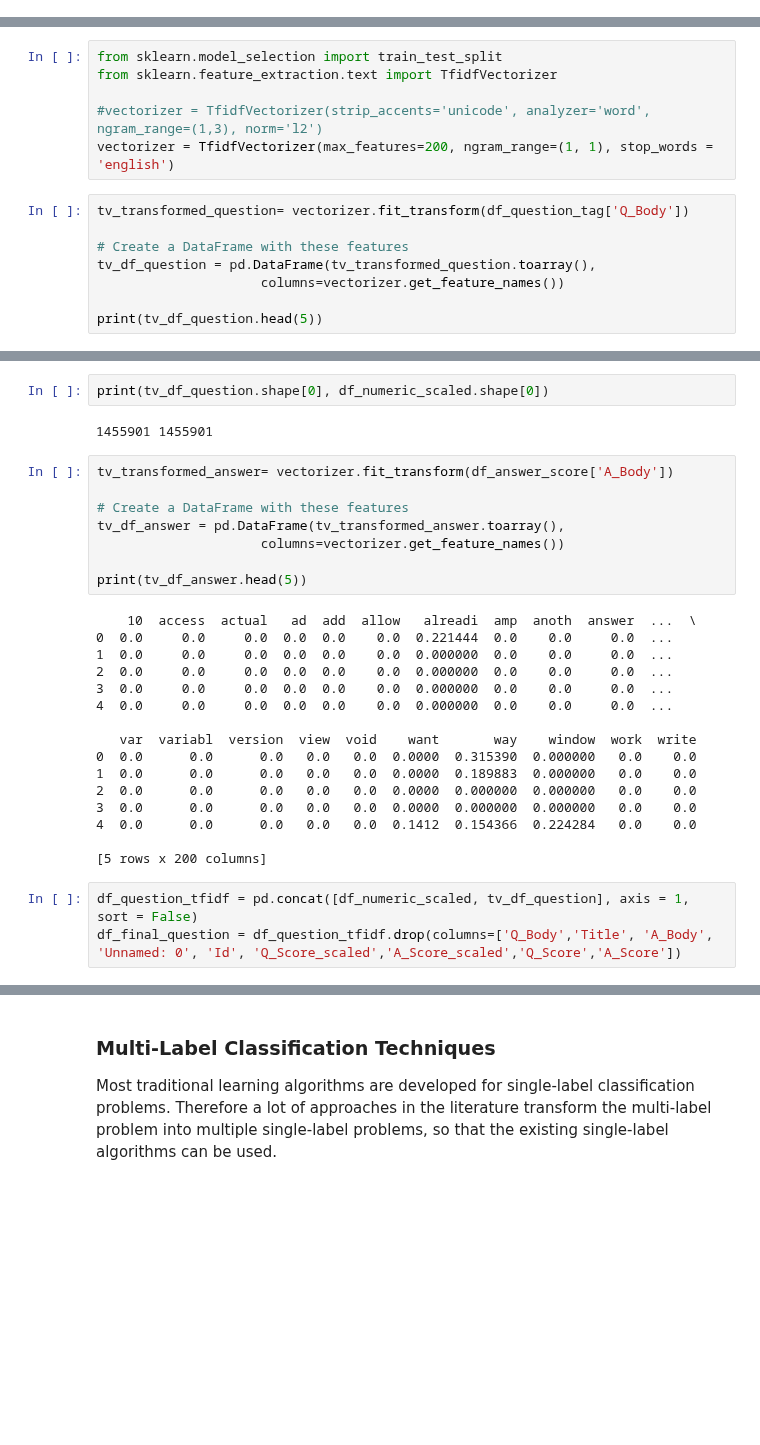
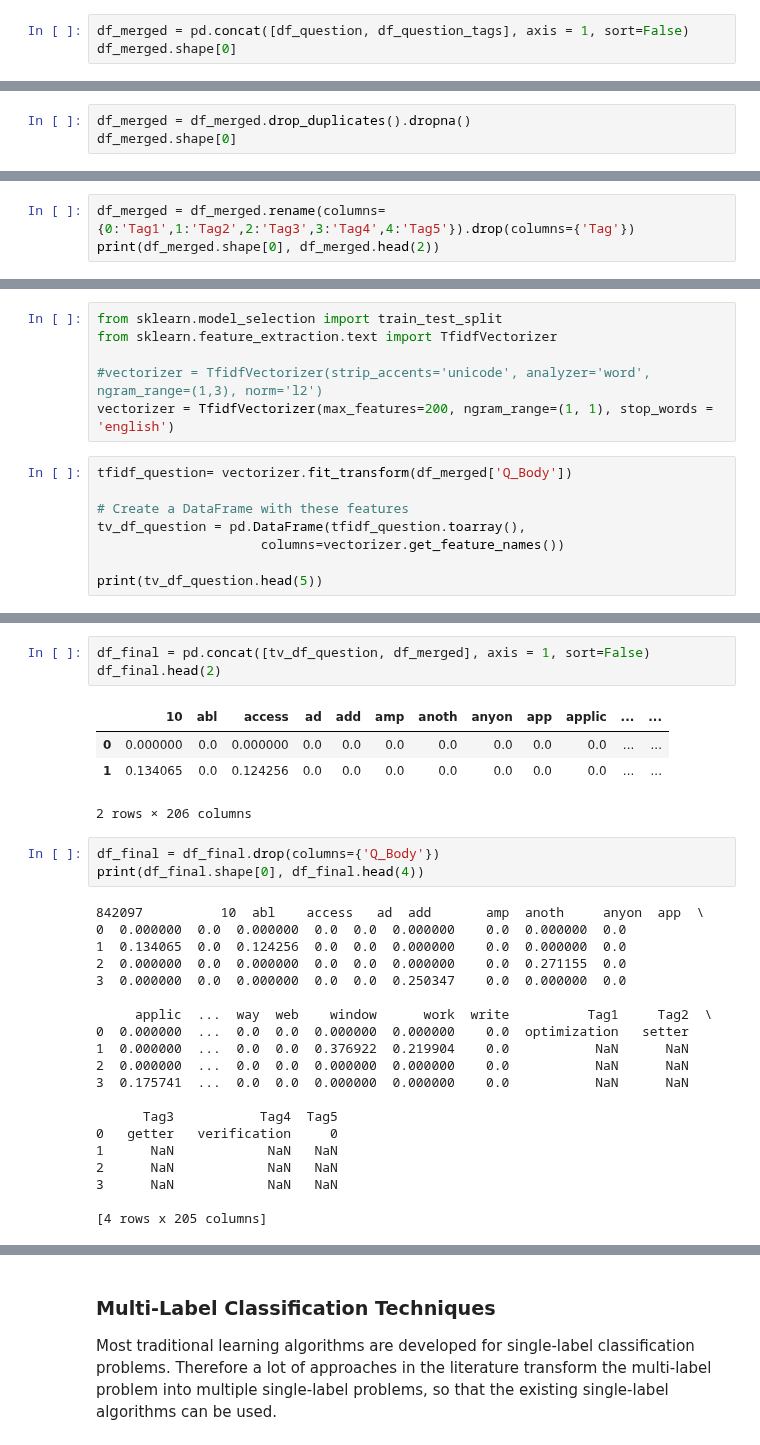
Before and after one commit to shalin4788/Springboard-DS-Track, a Jupyter notebook: Capstone Three_StackOverflow/notebooks/Pre-processing and Training Data Development.ipynb, the cells around one changed output, grey strips where cells are left out. Drawn from its saved outputs; the diff is of its cells as text; blank space fills up the shorter version.

```diff
--- a/Capstone Three_StackOverflow/notebooks/Pre-processing and Training Data Development.ipynb
+++ b/Capstone Three_StackOverflow/notebooks/Pre-processing and Training Data Development.ipynb
@@ -213,0 +252,3 @@ print(df_question_tag.head(2), df_answer_score.head(2))
+# %%
+df_merged = pd.concat([df_question, df_question_tags], axis = 1, sort=False)
+df_merged.shape[0]
@@ -213,0 +257,3 @@ print(df_question_tag.head(2), df_answer_score.head(2))
+# %%
+df_merged = df_merged.drop_duplicates().dropna()
+df_merged.shape[0]
@@ -213,0 +262,3 @@ print(df_question_tag.head(2), df_answer_score.head(2))
+# %%
+df_merged = df_merged.rename(columns={0:'Tag1',1:'Tag2',2:'Tag3',3:'Tag4',4:'Tag5'}).drop(columns={'Tag'})
+print(df_merged.shape[0], df_merged.head(2))
@@ -233,10 +288,10 @@ from sklearn.feature_extraction.text import TfidfVectorizer
 #vectorizer = TfidfVectorizer(strip_accents='unicode', analyzer='word', ngram_range=(1,3), norm='l2')
 vectorizer = TfidfVectorizer(max_features=200, ngram_range=(1, 1), stop_words = 'english')
 # %%
-tv_transformed_question= vectorizer.fit_transform(df_question_tag['Q_Body'])
+tfidf_question= vectorizer.fit_transform(df_merged['Q_Body'])
 
 # Create a DataFrame with these features
-tv_df_question = pd.DataFrame(tv_transformed_question.toarray(),
+tv_df_question = pd.DataFrame(tfidf_question.toarray(),
                      columns=vectorizer.get_feature_names())
 
 print(tv_df_question.head(5))
@@ -270,33 +327,33 @@ think      0.320592
 Name: 0, dtype: float64
-# %%
-print(tv_df_question.shape[0], df_numeric_scaled.shape[0])
-# %% [output]
-1455901 1455901
-# %%
-tv_transformed_answer= vectorizer.fit_transform(df_answer_score['A_Body'])
-
-# Create a DataFrame with these features
-tv_df_answer = pd.DataFrame(tv_transformed_answer.toarray(),
-                     columns=vectorizer.get_feature_names())
-
-print(tv_df_answer.head(5))
-# %% [output]
-    10  access  actual   ad  add  allow   alreadi  amp  anoth  answer  ...  \
-0  0.0     0.0     0.0  0.0  0.0    0.0  0.221444  0.0    0.0     0.0  ...
-1  0.0     0.0     0.0  0.0  0.0    0.0  0.000000  0.0    0.0     0.0  ...
-2  0.0     0.0     0.0  0.0  0.0    0.0  0.000000  0.0    0.0     0.0  ...
-3  0.0     0.0     0.0  0.0  0.0    0.0  0.000000  0.0    0.0     0.0  ...
-4  0.0     0.0     0.0  0.0  0.0    0.0  0.000000  0.0    0.0     0.0  ...
-
-   var  variabl  version  view  void    want       way    window  work  write
-0  0.0      0.0      0.0   0.0   0.0  0.0000  0.315390  0.000000   0.0    0.0
-1  0.0      0.0      0.0   0.0   0.0  0.0000  0.189883  0.000000   0.0    0.0
-2  0.0      0.0      0.0   0.0   0.0  0.0000  0.000000  0.000000   0.0    0.0
-3  0.0      0.0      0.0   0.0   0.0  0.0000  0.000000  0.000000   0.0    0.0
-4  0.0      0.0      0.0   0.0   0.0  0.1412  0.154366  0.224284   0.0    0.0
-
-[5 rows x 200 columns]
-# %%
-df_question_tfidf = pd.concat([df_numeric_scaled, tv_df_question], axis = 1, sort = False)
-df_final_question = df_question_tfidf.drop(columns=['Q_Body','Title', 'A_Body', 'Unnamed: 0', 'Id', 'Q_Score_scaled','A_Score_scaled','Q_Score','A_Score'])
+# %%
+df_final = pd.concat([tv_df_question, df_merged], axis = 1, sort=False)
+df_final.head(2)
+# %% [output]
+|  | 10 | abl | access | ad | add | amp | anoth | anyon | app | applic | ... | ... |
+| 0 | 0.000000 | 0.0 | 0.000000 | 0.0 | 0.0 | 0.0 | 0.0 | 0.0 | 0.0 | 0.0 | ... | ... |
+| 1 | 0.134065 | 0.0 | 0.124256 | 0.0 | 0.0 | 0.0 | 0.0 | 0.0 | 0.0 | 0.0 | ... | ... |
+2 rows × 206 columns
+# %%
+df_final = df_final.drop(columns={'Q_Body'})
+print(df_final.shape[0], df_final.head(4))
+# %% [output]
+842097          10  abl    access   ad  add       amp  anoth     anyon  app  \
+0  0.000000  0.0  0.000000  0.0  0.0  0.000000    0.0  0.000000  0.0
+1  0.134065  0.0  0.124256  0.0  0.0  0.000000    0.0  0.000000  0.0
+2  0.000000  0.0  0.000000  0.0  0.0  0.000000    0.0  0.271155  0.0
+3  0.000000  0.0  0.000000  0.0  0.0  0.250347    0.0  0.000000  0.0
+
+     applic  ...  way  web    window      work  write          Tag1     Tag2  \
+0  0.000000  ...  0.0  0.0  0.000000  0.000000    0.0  optimization   setter
+1  0.000000  ...  0.0  0.0  0.376922  0.219904    0.0           NaN      NaN
+2  0.000000  ...  0.0  0.0  0.000000  0.000000    0.0           NaN      NaN
+3  0.175741  ...  0.0  0.0  0.000000  0.000000    0.0           NaN      NaN
+
+      Tag3           Tag4  Tag5
+0   getter   verification     0
+1      NaN            NaN   NaN
+2      NaN            NaN   NaN
+3      NaN            NaN   NaN
+
+[4 rows x 205 columns]
 # %%
```
Also changed, not shown: parts of 55 cells of this notebook.
